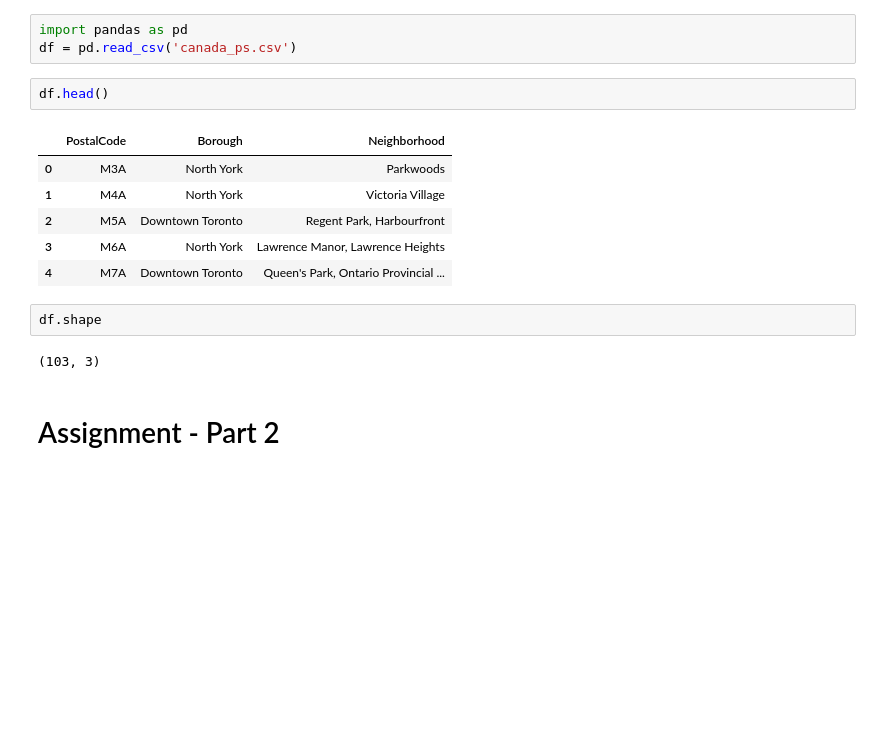
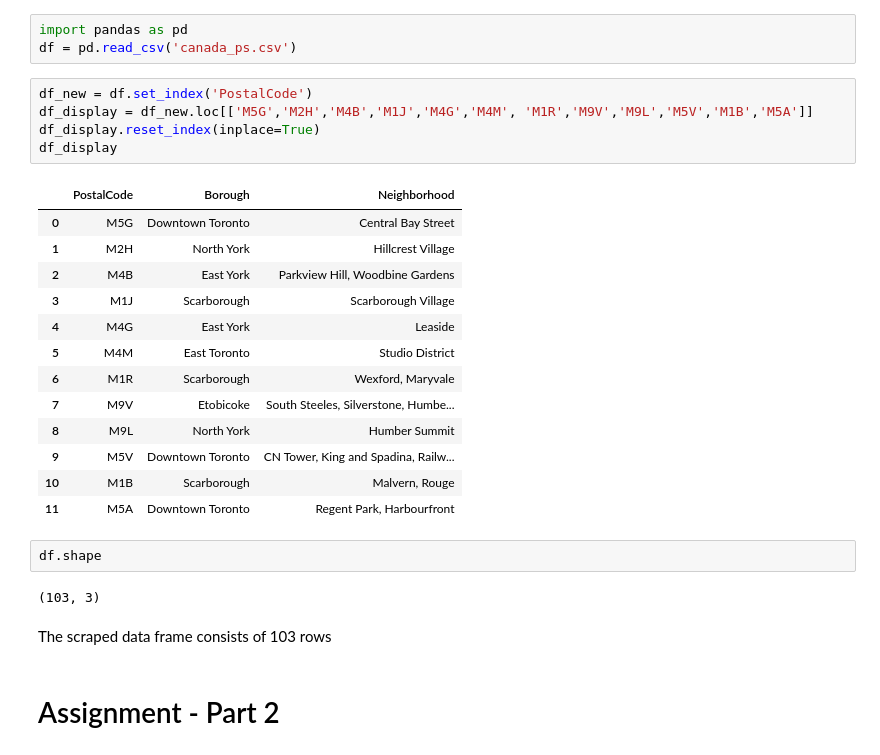
Before and after one commit to muhammedsalihk/IBM-capstone-project, a Jupyter notebook: Toronto Neighborhoods.ipynb, the cells around one changed output. Drawn from its saved outputs; the diff is of its cells as text; blank space fills up the shorter version.

Commit message:
Published from Watson Studio.

```diff
--- a/Toronto Neighborhoods.ipynb
+++ b/Toronto Neighborhoods.ipynb
@@ -34,19 +34,31 @@ Now, we have the formatted data stored in the csv file. Let us now import the da
 # %%
 import pandas as pd
 df = pd.read_csv('canada_ps.csv')
-# %%
-df.head()
-# %% [output]
-|  | PostalCode | Borough | Neighborhood |
-| 0 | M3A | North York | Parkwoods |
-| 1 | M4A | North York | Victoria Village |
-| 2 | M5A | Downtown Toronto | Regent Park, Harbourfront |
-| 3 | M6A | North York | Lawrence Manor, Lawrence Heights |
-| 4 | M7A | Downtown Toronto | Queen's Park, Ontario Provincial ... |
+# %%
+df_new = df.set_index('PostalCode')
+df_display = df_new.loc[['M5G','M2H','M4B','M1J','M4G','M4M', 'M1R','M9V','M9L','M5V','M1B','M5A']]
+df_display.reset_index(inplace=True)
+df_display
+# %% [output]
+|  | PostalCode | Borough | Neighborhood |
+| 0 | M5G | Downtown Toronto | Central Bay Street |
+| 1 | M2H | North York | Hillcrest Village |
+| 2 | M4B | East York | Parkview Hill, Woodbine Gardens |
+| 3 | M1J | Scarborough | Scarborough Village |
+| 4 | M4G | East York | Leaside |
+| 5 | M4M | East Toronto | Studio District |
+| 6 | M1R | Scarborough | Wexford, Maryvale |
+| 7 | M9V | Etobicoke | South Steeles, Silverstone, Humbe... |
+| 8 | M9L | North York | Humber Summit |
+| 9 | M5V | Downtown Toronto | CN Tower, King and Spadina, Railw... |
+| 10 | M1B | Scarborough | Malvern, Rouge |
+| 11 | M5A | Downtown Toronto | Regent Park, Harbourfront |
 # %%
 df.shape
 # %% [output]
 (103, 3)
+# %% [markdown]
+The scraped data frame consists of 103 rows
 # %% [markdown]
 # Assignment - Part 2
 # %% [markdown]
```
Also changed, not shown: parts of 4 cells of this notebook.
